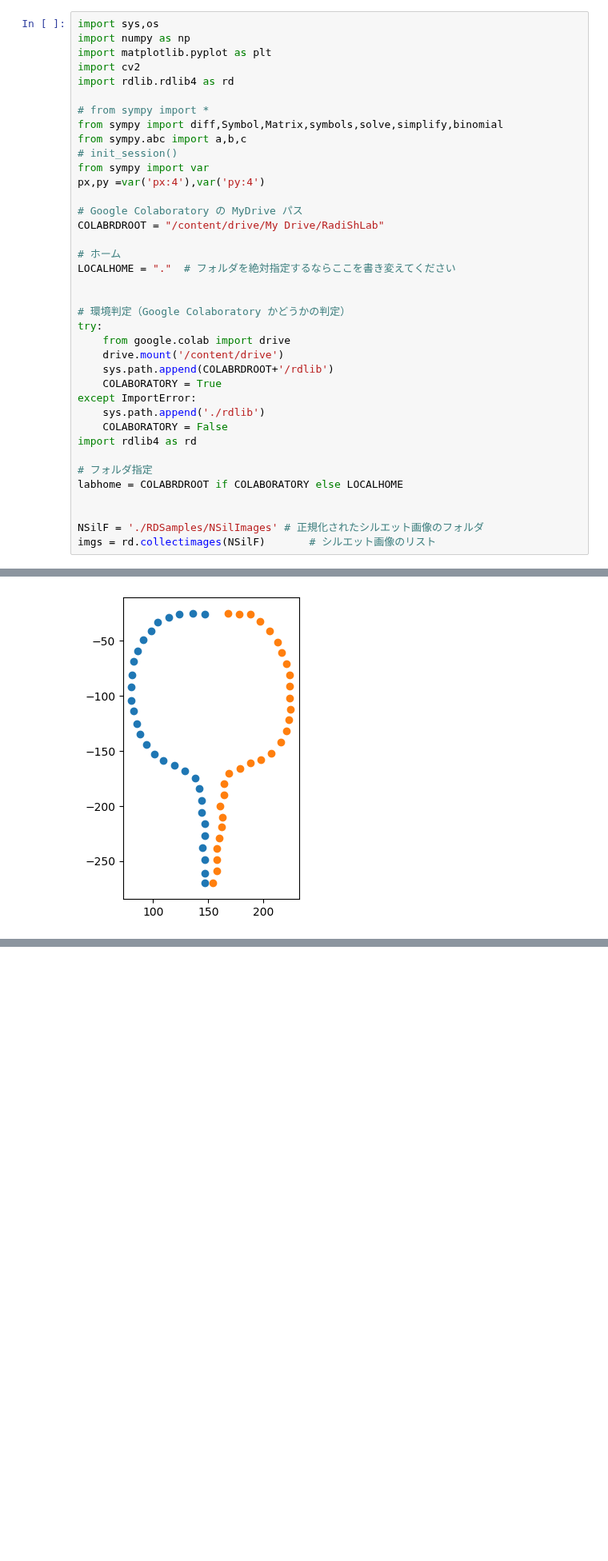
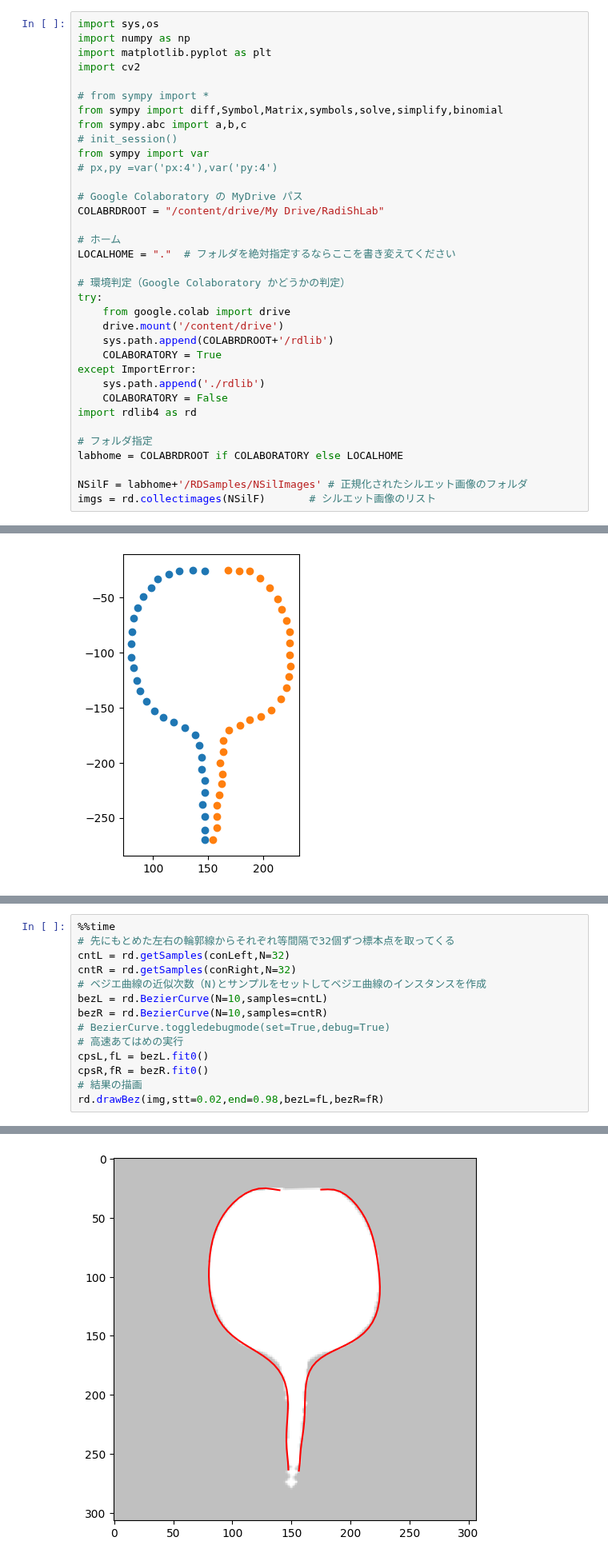
Before and after one commit to iciromaco/RadiShLab, a Jupyter notebook: S6_ベジエ曲線あてはめ.ipynb, the cells around one changed output, grey strips where cells are left out. Shown at 80% size. Saved outputs shown, nothing was run; the diff lists cells and outputs as text; blank space fills up the shorter version.

```diff
--- a/S6_ベジエ曲線あてはめ.ipynb
+++ b/S6_ベジエ曲線あてはめ.ipynb
@@ -3,21 +5,19 @@ import sys,os
 import numpy as np
 import matplotlib.pyplot as plt
 import cv2
-import rdlib.rdlib4 as rd
 
 # from sympy import *
 from sympy import diff,Symbol,Matrix,symbols,solve,simplify,binomial
 from sympy.abc import a,b,c
 # init_session()
 from sympy import var
-px,py =var('px:4'),var('py:4')
+# px,py =var('px:4'),var('py:4')
 
 # Google Colaboratory の MyDrive パス
 COLABRDROOT = "/content/drive/My Drive/RadiShLab"
 
 # ホーム
 LOCALHOME = "."  # フォルダを絶対指定するならここを書き変えてください
-
 
 # 環境判定（Google Colaboratory かどうかの判定）
 try:
@@ -33,6 +33,5 @@ import rdlib4 as rd
 # フォルダ指定
 labhome = COLABRDROOT if COLABORATORY else LOCALHOME
 
-
-NSilF = './RDSamples/NSilImages' # 正規化されたシルエット画像のフォルダ
+NSilF = labhome+'/RDSamples/NSilImages' # 正規化されたシルエット画像のフォルダ
 imgs = rd.collectimages(NSilF)       # シルエット画像のリスト
@@ -153,0 +168,15 @@ rd.drawBez2(img,bezL=(LbezresX,LbezresY),bezR=(RbezresX,RbezresY))
+# %%
+%%time
+# 先にもとめた左右の輪郭線からそれぞれ等間隔で32個ずつ標本点を取ってくる
+cntL = rd.getSamples(conLeft,N=32)
+cntR = rd.getSamples(conRight,N=32)
+# ベジエ曲線の近似次数（N)とサンプルをセットしてベジエ曲線のインスタンスを作成
+bezL = rd.BezierCurve(N=10,samples=cntL)
+bezR = rd.BezierCurve(N=10,samples=cntR)
+# BezierCurve.toggledebugmode(set=True,debug=True)
+# 高速あてはめの実行
+cpsL,fL = bezL.fit0()
+cpsR,fR = bezR.fit0()
+# 結果の描画
+rd.drawBez(img,stt=0.02,end=0.98,bezL=fL,bezR=fR)
+# %% [output]
@@ -153,0 +185 @@ rd.drawBez2(img,bezL=(LbezresX,LbezresY),bezR=(RbezresX,RbezresY))
+[figure, added]
```
Also changed, not shown: parts of 41 cells of this notebook.
